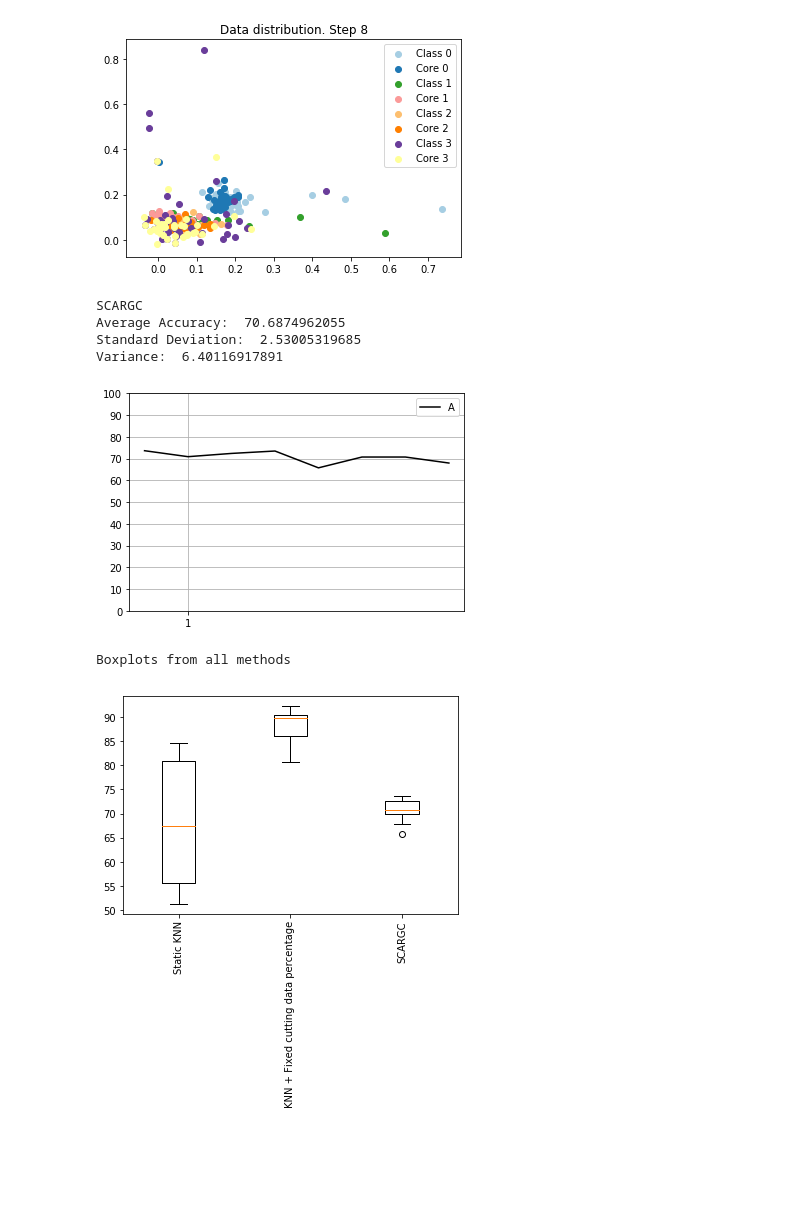
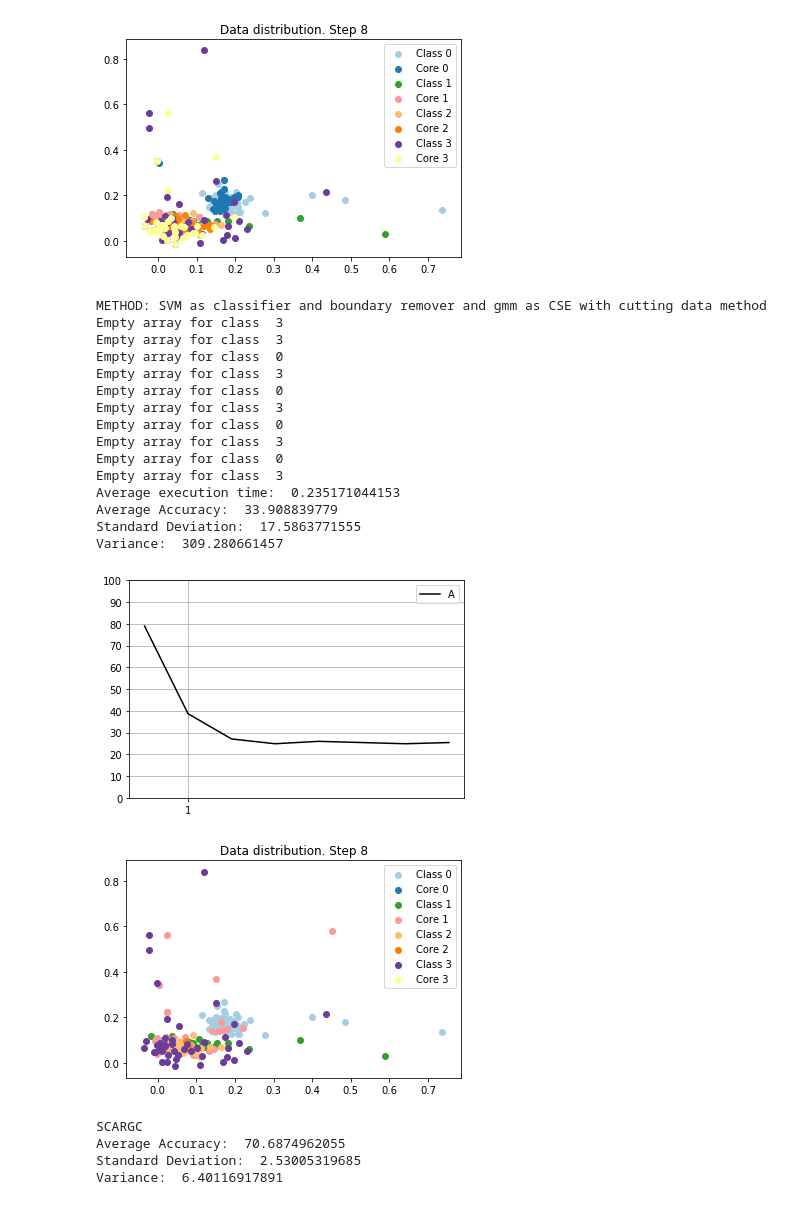
Before and after one commit to raulsenaferreira/Systems-Engineering, a Jupyter notebook: Dissertation/experiments/Datasets benchmarking/real/Keyboard_patterns_10D_4_classes.ipynb, the cells around one changed output. Drawn from its saved outputs; the diff is of its cells as text; code cells hidden in the pictures; blank space fills up the shorter version.

```diff
--- a/Dissertation/experiments/Datasets benchmarking/real/Keyboard_patterns_10D_4_classes.ipynb
+++ b/Dissertation/experiments/Datasets benchmarking/real/Keyboard_patterns_10D_4_classes.ipynb
@@ -13,7 +13,7 @@ from source import metrics
 from methods import sliding_svm
 from methods import sliding_knn
 from methods import sliding_random_forest
-from methods import static_rf
+from methods import proposed_gmm_core_svm_boundaries_extraction
 from methods import proposed_gmm_core_extraction
 from methods import improved_intersection
 from methods import compose
@@ -155,8 +155,8 @@ def main():
     '''
     #experiments[5] = Experiment(intersection)
 
-    ''' Proposed Method 3 (Alvim) '''
-    ##experiments[4] = Experiment(compose3, dataValues, dataLabels, "STARTING TEST with Cluster and label as classifier and GMM / KDE as cutting data")
+    '''Proposed method 4 (classifying and removing boundaries points with SVM)'''
+    experiments[7] = Experiment(proposed_gmm_core_svm_boundaries_extraction, "gmm", 159, True)
 
     '''
     Proposed method 4 (GMM All instances)
@@ -193,8 +193,22 @@ Variance:  13.1062849119
-[figure, old version]
+[figure, new version]
-SCARGC
-Average Accuracy:  70.6874962055
-Standard Deviation:  2.53005319685
-Variance:  6.40116917891
+METHOD: SVM as classifier and boundary remover and gmm as CSE with cutting data method
+Empty array for class  3
+Empty array for class  3
+Empty array for class  0
+Empty array for class  3
+Empty array for class  0
+Empty array for class  3
+Empty array for class  0
+Empty array for class  3
+Empty array for class  0
+Empty array for class  3
+Average execution time:  0.235171044153
+Average Accuracy:  33.908839779
+Standard Deviation:  17.5863771555
+Variance:  309.280661457
-[figure, old version]
+[figure, new version]
+[figure, new version]
-Boxplots from all methods
+SCARGC
+Average Accuracy:  70.6874962055
+Standard Deviation:  2.53005319685
+Variance:  6.40116917891
-[figure, old version]
```
Also changed, not shown: parts of 1 cell of this notebook, 13 other files.
